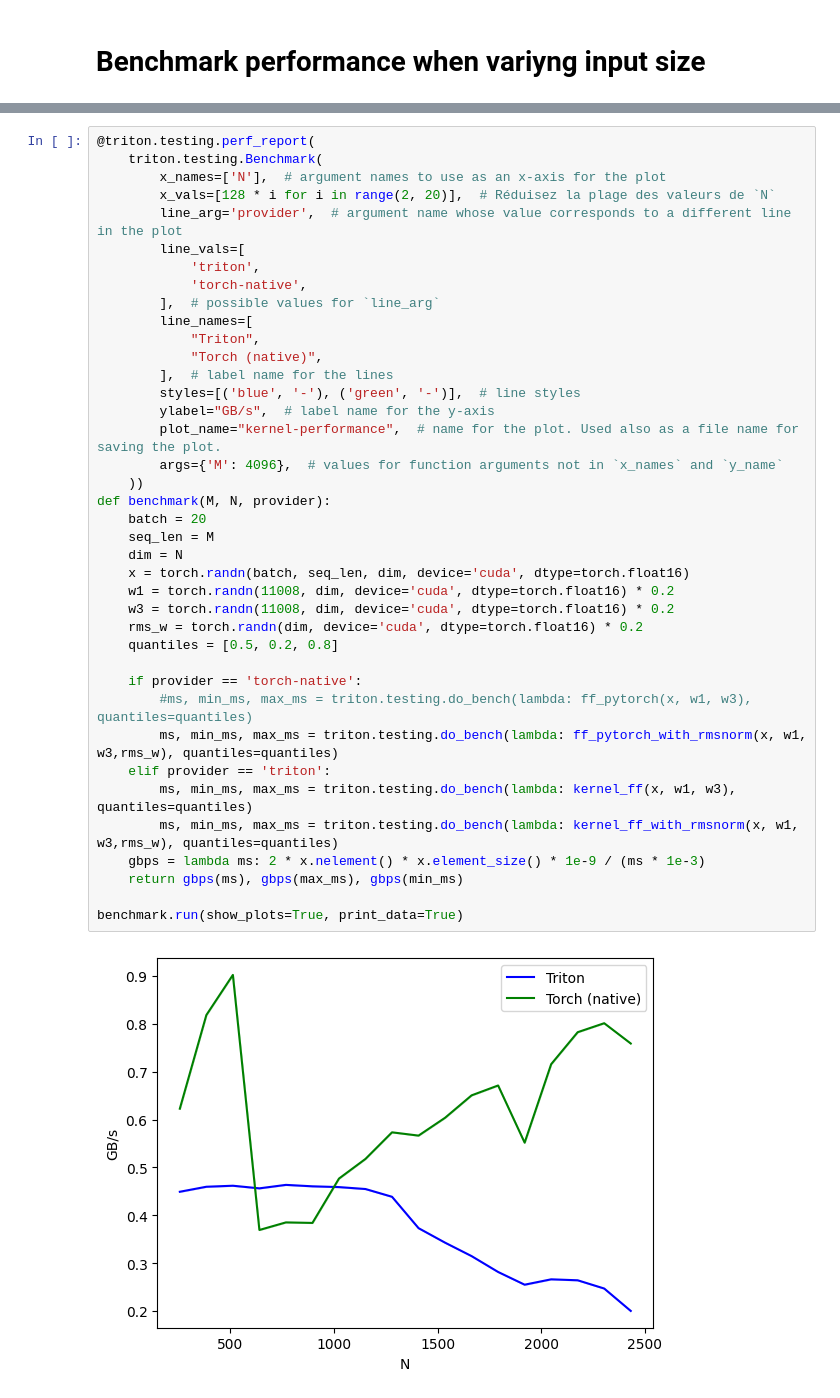
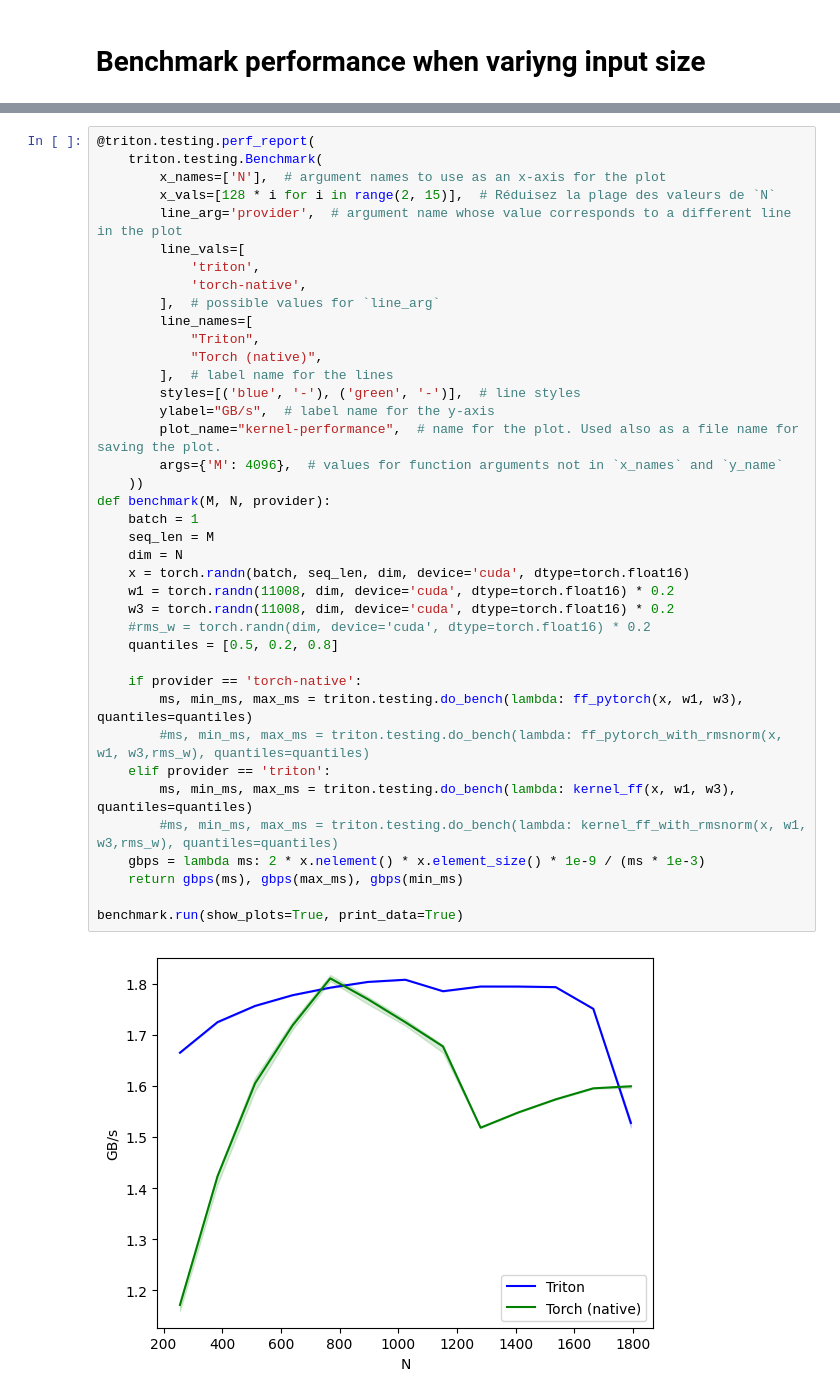
Before and after one commit to yann-Choho/projet_PPML, a Jupyter notebook: notebooks/isolate_kernel.ipynb, the cells around one changed output, grey strips where cells are left out. Saved outputs shown, nothing was run; the diff lists cells and outputs as text.

Commit message:
chores:: news results obtained with triton autotune

```diff
--- a/notebooks/isolate_kernel.ipynb
+++ b/notebooks/isolate_kernel.ipynb
@@ -519,42 +521,42 @@ rms matmul silu mul triton fp8 0.5419417023658752
 @triton.testing.perf_report(
     triton.testing.Benchmark(
         x_names=['N'],  # argument names to use as an x-axis for the plot
-        x_vals=[128 * i for i in range(2, 20)],  # Réduisez la plage des valeurs de `N`
+        x_vals=[128 * i for i in range(2, 15)],  # Réduisez la plage des valeurs de `N`
         line_arg='provider',  # argument name whose value corresponds to a different line in the plot
         line_vals=[
             'triton',
             'torch-native',
         ],  # possible values for `line_arg`
         line_names=[
             "Triton",
             "Torch (native)",
         ],  # label name for the lines
         styles=[('blue', '-'), ('green', '-')],  # line styles
         ylabel="GB/s",  # label name for the y-axis
         plot_name="kernel-performance",  # name for the plot. Used also as a file name for saving the plot.
         args={'M': 4096},  # values for function arguments not in `x_names` and `y_name`
     ))
 def benchmark(M, N, provider):
-    batch = 20
+    batch = 1
     seq_len = M
     dim = N
     x = torch.randn(batch, seq_len, dim, device='cuda', dtype=torch.float16)
     w1 = torch.randn(11008, dim, device='cuda', dtype=torch.float16) * 0.2
     w3 = torch.randn(11008, dim, device='cuda', dtype=torch.float16) * 0.2
-    rms_w = torch.randn(dim, device='cuda', dtype=torch.float16) * 0.2
+    #rms_w = torch.randn(dim, device='cuda', dtype=torch.float16) * 0.2
     quantiles = [0.5, 0.2, 0.8]
 
     if provider == 'torch-native':
-        #ms, min_ms, max_ms = triton.testing.do_bench(lambda: ff_pytorch(x, w1, w3), quantiles=quantiles)
-        ms, min_ms, max_ms = triton.testing.do_bench(lambda: ff_pytorch_with_rmsnorm(x, w1, w3,rms_w), quantiles=quantiles)
+        ms, min_ms, max_ms = triton.testing.do_bench(lambda: ff_pytorch(x, w1, w3), quantiles=quantiles)
+        #ms, min_ms, max_ms = triton.testing.do_bench(lambda: ff_pytorch_with_rmsnorm(x, w1, w3,rms_w), quantiles=quantiles)
     elif provider == 'triton':
         ms, min_ms, max_ms = triton.testing.do_bench(lambda: kernel_ff(x, w1, w3), quantiles=quantiles)
-        ms, min_ms, max_ms = triton.testing.do_bench(lambda: kernel_ff_with_rmsnorm(x, w1, w3,rms_w), quantiles=quantiles)
+        #ms, min_ms, max_ms = triton.testing.do_bench(lambda: kernel_ff_with_rmsnorm(x, w1, w3,rms_w), quantiles=quantiles)
     gbps = lambda ms: 2 * x.nelement() * x.element_size() * 1e-9 / (ms * 1e-3)
     return gbps(ms), gbps(max_ms), gbps(min_ms)
 
 benchmark.run(show_plots=True, print_data=True)
 # %% [output]
-[figure, old version]
+[figure, new version]
 kernel-performance:
          N    Triton  Torch (native)
```
Also changed, not shown: parts of 5 cells of this notebook, 2 other files.
